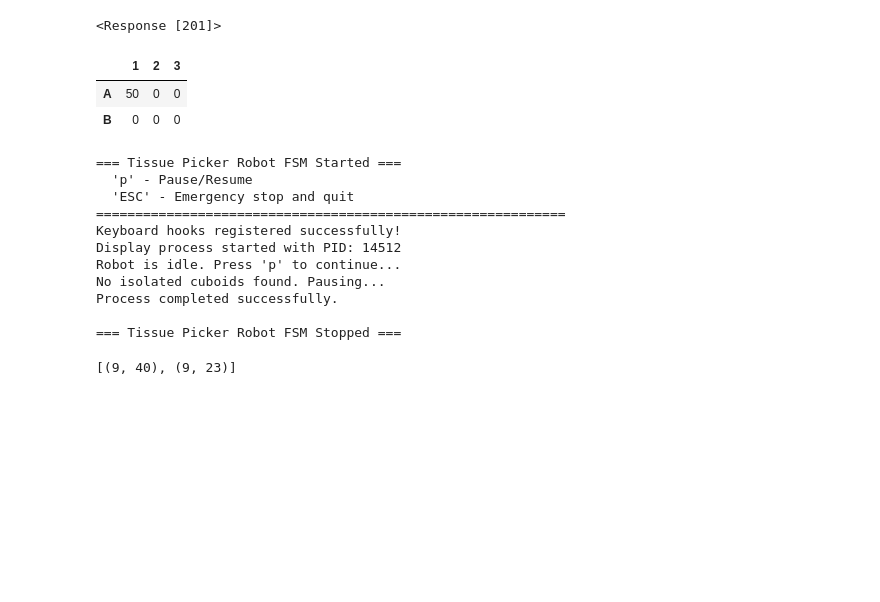
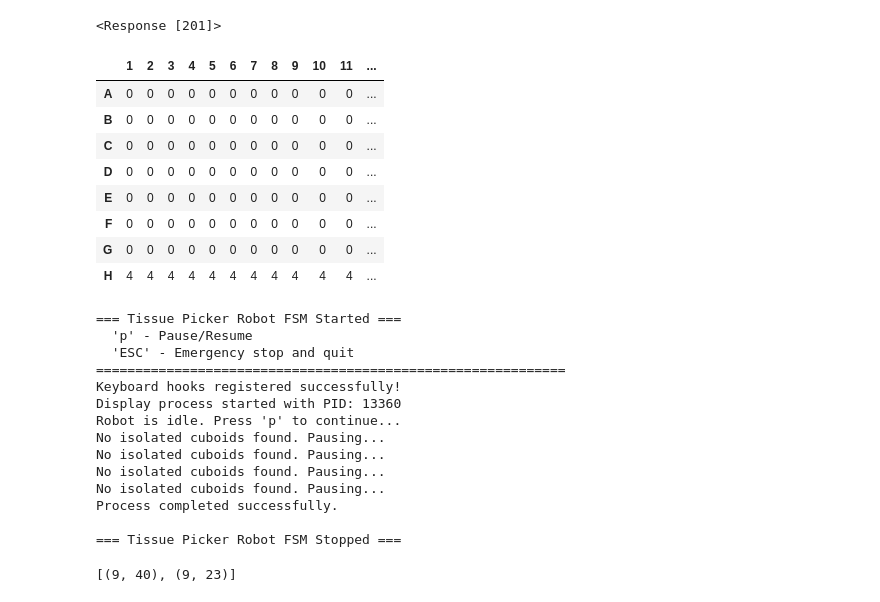
Before and after one commit to steiva/ot2-microtissue-manipulator, a Jupyter notebook: notebooks/calibration_test.ipynb, the cells around one changed output. Drawn from its saved outputs; the diff is of its cells as text; code cells hidden in the pictures; blank space fills up the shorter version.

```diff
--- a/notebooks/calibration_test.ipynb
+++ b/notebooks/calibration_test.ipynb
@@ -842,8 +843,8 @@ Labware ID:
 # %%
-# WELL_PLATE = "corning_96_wellplate_360ul_flat"
+WELL_PLATE = "corning_96_wellplate_360ul_flat"
 # WELL_PLATE = "corning_6_wellplate_16.8ml_flat"
 
 # WELL_PLATE = "corning_24_wellplate_3.4ml_flat"
-WELL_PLATE = "corning_384_wellplate_112ul_flat"
+# WELL_PLATE = "corning_384_wellplate_112ul_flat"
 r = openapi.load_labware(WELL_PLATE, 5, namespace='opentrons',verbose=True)
 # %% [output]
@@ -1041,7 +1042,7 @@ utils.discard_tip(openapi)
 plate_type = 96
 dest = core.Destination(plate_type)
 well_df = core.create_well_plan(plate_type)
-well_df.loc['B':'C', 2:11] = 1
+well_df.loc['C', 2:11] = 1
 # well_df.loc['F', 4:5] = 1
 
 
@@ -4761,26 +4823,32 @@ openapi.aspirate_in_place(flow_rate = 50, volume = 10)
 # %% [output]
 <Response [201]>
 # %%
-plate_type = 6
+plate_type = 96
 dest = core.Destination(plate_type)
 well_df = core.create_well_plan(plate_type)
-well_df.loc['A', 1] = 50
+well_df.loc['H':, :] = 4
 # well_df.loc['E':'G', 2:4] = 4
 
 # well_df.loc['C', 2:11] = 1
 
 # well_df.loc['B', 2] = 7
 # well_df.loc['D', 2:4] = 0
 # well_df.loc['C', 2] = 7
 # well_df.loc['B', 2] = 1
 # well_df.loc['D', 10] = 1
 # well_df.loc['B', 4] = 3
 
 
 well_plan = {f"{row}{col}": well_df.loc[row, col] for row in well_df.index for col in well_df.columns if well_df.loc[row, col] > 0}
 well_df
 # %% [output]
-|  | 1 | 2 | 3 |
-| A | 50 | 0 | 0 |
-| B | 0 | 0 | 0 |
+|  | 1 | 2 | 3 | 4 | 5 | 6 | 7 | 8 | 9 | 10 | 11 | ... |
+| A | 0 | 0 | 0 | 0 | 0 | 0 | 0 | 0 | 0 | 0 | 0 | ... |
+| B | 0 | 0 | 0 | 0 | 0 | 0 | 0 | 0 | 0 | 0 | 0 | ... |
+| C | 0 | 0 | 0 | 0 | 0 | 0 | 0 | 0 | 0 | 0 | 0 | ... |
+| D | 0 | 0 | 0 | 0 | 0 | 0 | 0 | 0 | 0 | 0 | 0 | ... |
+| E | 0 | 0 | 0 | 0 | 0 | 0 | 0 | 0 | 0 | 0 | 0 | ... |
+| F | 0 | 0 | 0 | 0 | 0 | 0 | 0 | 0 | 0 | 0 | 0 | ... |
+| G | 0 | 0 | 0 | 0 | 0 | 0 | 0 | 0 | 0 | 0 | 0 | ... |
+| H | 4 | 4 | 4 | 4 | 4 | 4 | 4 | 4 | 4 | 4 | 4 | ... |
 # %%
@@ -4793,5 +4861,5 @@ routine = core.CoordinateRoutine(coord_plan)
 # %%
-logger = core.MarkdownLogger(experiment_name="UW_draw", settings=picking_settings, well_plate=well_df)
+logger = core.MarkdownLogger(experiment_name="stress_test", settings=picking_settings, well_plate=well_df)
 logger.log_section("Execution start:")
 fsm = TissuePickerFSM(picking_config, routine, logger)
 fsm.start()
@@ -4801,8 +4869,11 @@ fsm.start()
   'ESC' - Emergency stop and quit
 ============================================================
 Keyboard hooks registered successfully!
-Display process started with PID: 14512
+Display process started with PID: 13360
 Robot is idle. Press 'p' to continue...
+No isolated cuboids found. Pausing...
+No isolated cuboids found. Pausing...
+No isolated cuboids found. Pausing...
 No isolated cuboids found. Pausing...
 Process completed successfully.
 
```
Also changed, not shown: parts of 42 cells of this notebook, 9 other files.
